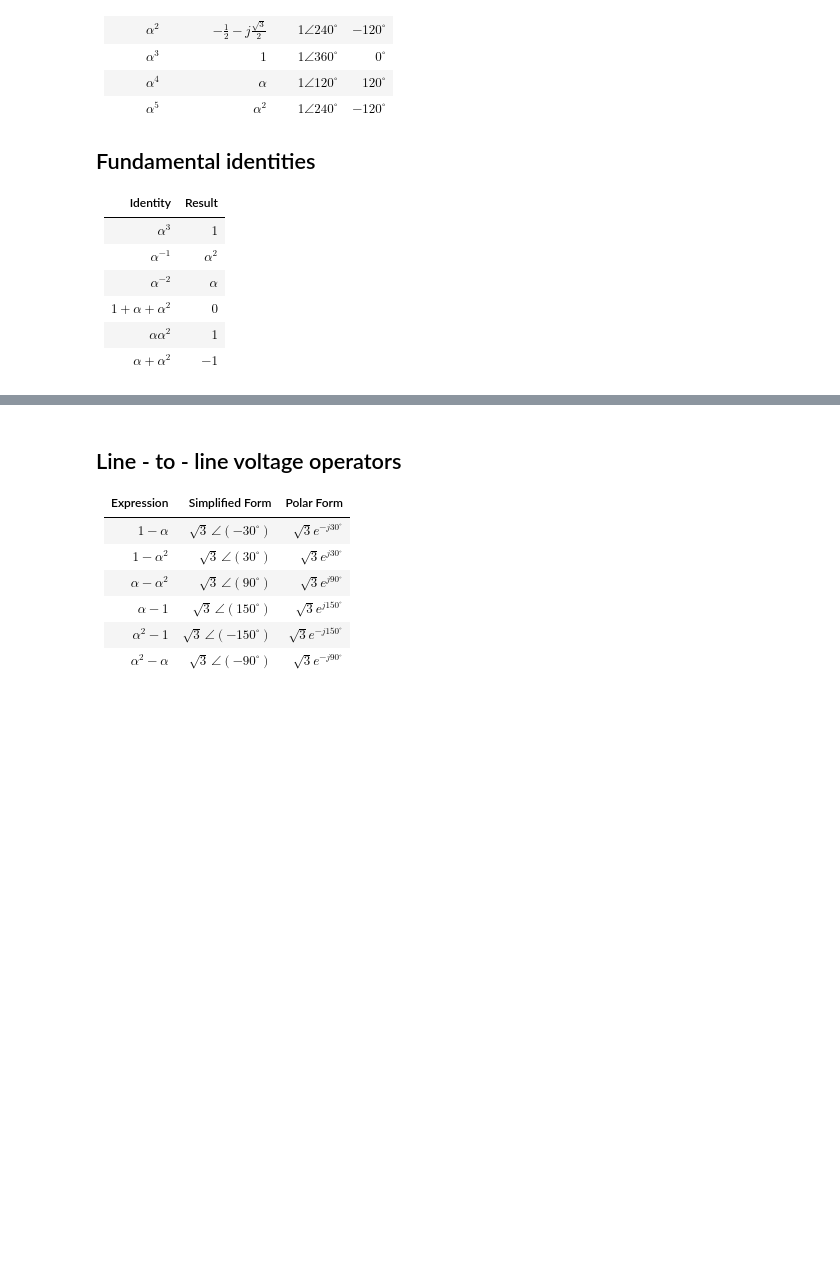
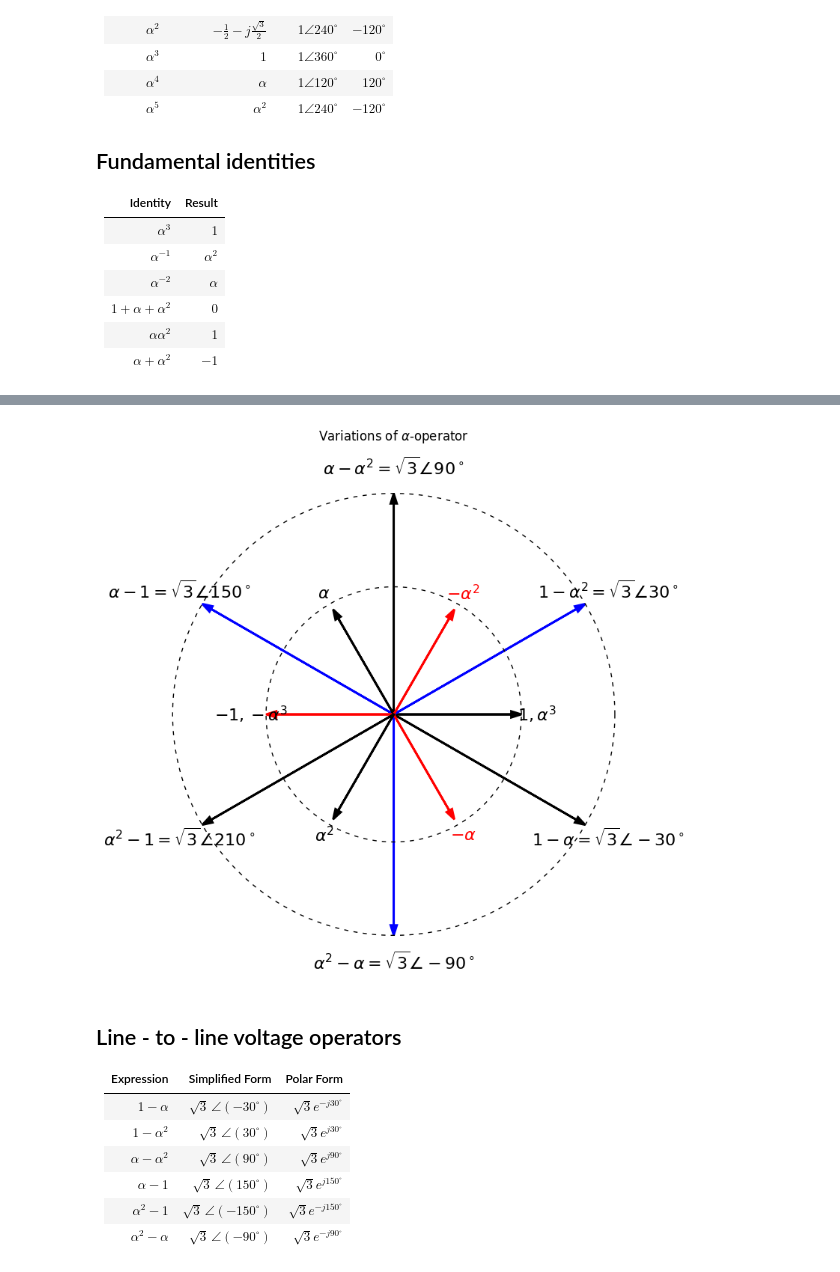
Before and after one commit to NilsJakob/AC_Power_System_Basics_2026, a Jupyter notebook: _sources/11_polyphase/polyphase_systems.ipynb, the cells around one changed output, grey strips where cells are left out. Cells and saved outputs as stored; diff of their text form; code cells hidden in the pictures; blank space fills up the shorter version.

```diff
--- a/_sources/11_polyphase/polyphase_systems.ipynb
+++ b/_sources/11_polyphase/polyphase_systems.ipynb
@@ -289,3 +215,90 @@ plt.show()
+# %%
+# TEST CELL
+import numpy as np
+import matplotlib.pyplot as plt
+
+# Constants
+R_outer = np.sqrt(3)
+R_inner = 1.0
+
+fig, ax = plt.subplots(figsize=(8, 8))
+
+# Draw dashed circles
+theta = np.linspace(0, 2*np.pi, 1000)
+ax.plot(R_outer*np.cos(theta), R_outer*np.sin(theta),
+        'k--', lw=1, dashes=(4, 5))
+ax.plot(R_inner*np.cos(theta), R_inner*np.sin(theta),
+        'k--', lw=1, dashes=(4, 5))
+
+# Vectors: (angle in degrees, radius, label)
+vectors = [
+    (0,    R_inner,  r'$1,\alpha^3$',                         'black'),
+    (30,   R_outer,  r'$1-\alpha^2=\sqrt{3}\angle 30^\circ$', 'blue'),
+    (90,   R_outer,  r'$\alpha-\alpha^2=\sqrt{3}\angle 90^\circ$', 'black'),
+    (150,  R_outer,  r'$\alpha-1=\sqrt{3}\angle 150^\circ$', 'blue'),
+    (180,  R_inner,  r'$-1,-\alpha^3$',                      'red'),
+    (210,  R_outer,  r'$\alpha^2-1=\sqrt{3}\angle 210^\circ$', 'black'),
+    (270,  R_outer,  r'$\alpha^2-\alpha=\sqrt{3}\angle -90^\circ$', 'blue'),
+    (-30,  R_outer,  r'$1-\alpha=\sqrt{3}\angle -30^\circ$', 'black'),
+]
+
+for angle_deg, radius, label, color in vectors:
+    angle = np.deg2rad(angle_deg)
+    x = radius * np.cos(angle)
+    y = radius * np.sin(angle)
+
+    ax.arrow(
+        0, 0, x, y,
+        length_includes_head=True,
+        head_width=0.05,
+        head_length=0.08,
+        fc=color, ec=color, lw=2
+    )
+
+    ax.text(
+        1.12*x, 1.12*y, label,
+        fontsize=16,
+        #color=color,
+        ha='center', va='center'
+    )
+
+inner_labels = [
+    (120, r'$\alpha$', 'black'),
+    (60,  r'$-\alpha^2$', 'red'),
+    (-60, r'$-\alpha$', 'red'),
+    (-120, r'$\alpha^2$', 'black')
+]
+
+for angle_deg, label, color in inner_labels:
+    angle = np.deg2rad(angle_deg)
+    x = 0.95*np.cos(angle)
+    y = 0.95*np.sin(angle)
+
+    ax.arrow(
+        0, 0, x, y,
+        length_includes_head=True,
+        head_width=0.05,
+        head_length=0.08,
+        fc=color, ec=color, lw=2
+    )
+
+    ax.text(
+        1.15*x, 1.15*y, label,
+        fontsize=16,
+        color=color,
+        ha='center', va='center'
+    )
+
+ax.set_aspect('equal')
+ax.axis('off')
+ax.set_xlim(-2, 2)
+ax.set_ylim(-2, 2.1)
+ax.set_title(r'Variations of $\alpha$-operator')
+
+plt.tight_layout()
+plt.show()
+# %% [output]
+[figure, added]
 # %% [markdown]
 ## Line - to - line voltage operators
 
```
Also changed, not shown: parts of 1 cell of this notebook, 8 other files.
